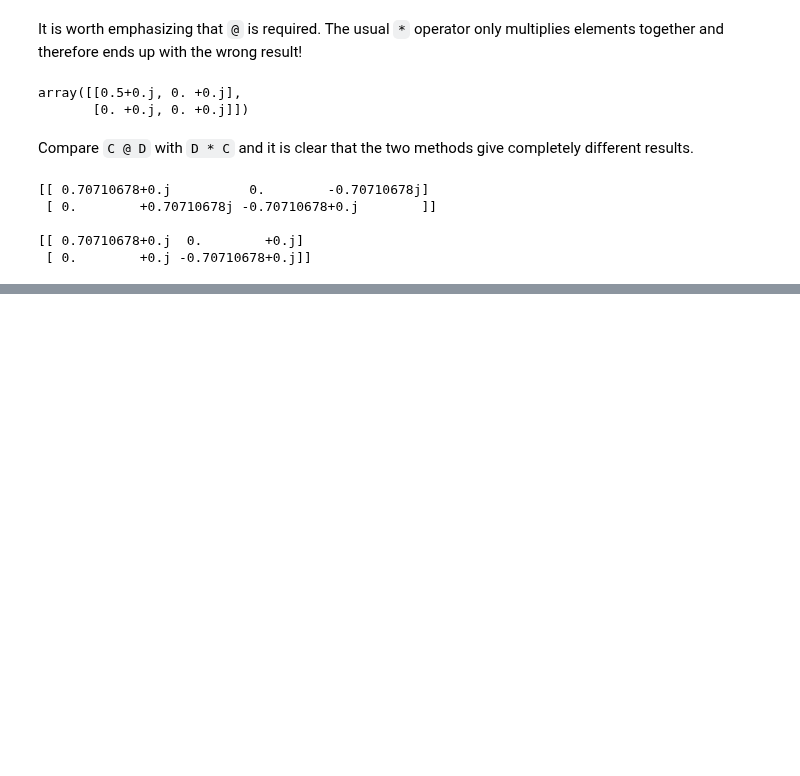
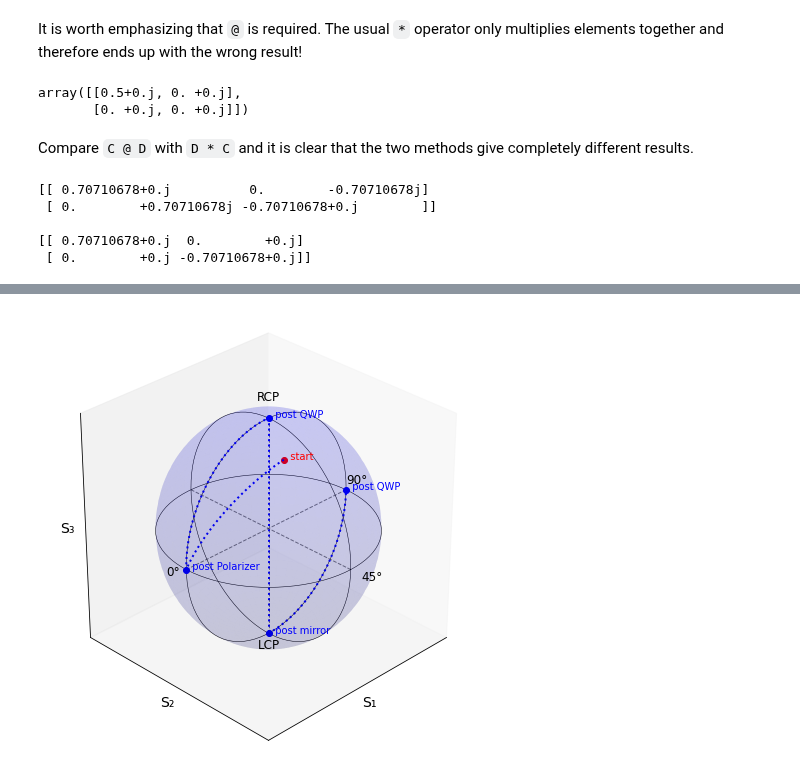
Before and after one commit to scottprahl/pypolar, a Jupyter notebook: docs/05-Jones-Examples.ipynb, the cells around one changed output, grey strips where cells are left out. Drawn from its saved outputs; the diff is of its cells as text; code cells hidden in the pictures; blank space fills up the shorter version.

```diff
--- a/docs/05-Jones-Examples.ipynb
+++ b/docs/05-Jones-Examples.ipynb
@@ -59,0 +64,28 @@ print(C * D)
+# %%
+fig = plt.figure(figsize=(8, 8))
+ax = fig.add_subplot(111, projection='3d')
+vis.draw_empty_sphere(ax)
+
+# J1 = jones.field_elliptical(np.random.random()*np.pi,np.random.random()*2*np.pi)
+
+J1 = jones.field_elliptical(np.pi/6,np.pi/6)
+
+J2 = B @ J1
+J3 = C @ J2
+J4 = D @ J3
+J5 = E @ J4
+
+vis.draw_jones_poincare(J1, ax, label='  start', color='red')
+vis.draw_jones_poincare(J2, ax, label='  post Polarizer', color='blue')
+vis.draw_jones_poincare(J3, ax, label='  post QWP', color='blue')
+vis.draw_jones_poincare(J4, ax, label='  post mirror', color='blue')
+vis.draw_jones_poincare(J5, ax, label='  post QWP', color='blue')
+
+vis.join_jones_poincare(J1, J2, ax, color='blue', lw=2, linestyle=':')
+vis.join_jones_poincare(J2, J3, ax, color='blue', lw=2, linestyle=':')
+vis.join_jones_poincare(J3, J4, ax, color='blue', lw=2, linestyle=':')
+vis.join_jones_poincare(J4, J5, ax, color='blue', lw=2, linestyle=':')
+
+plt.show()
+# %% [output]
+[figure, added]
```
Also changed, not shown: parts of 2 cells of this notebook, 1 other file.
